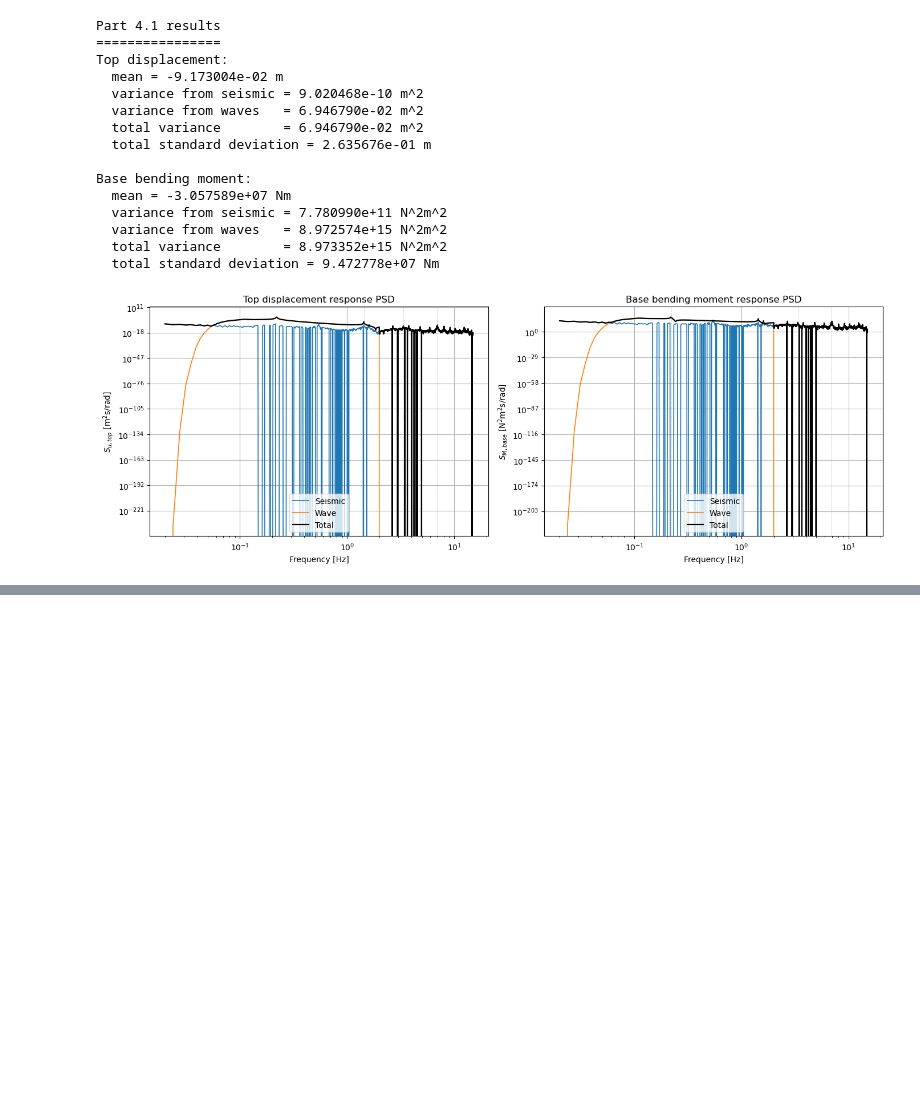
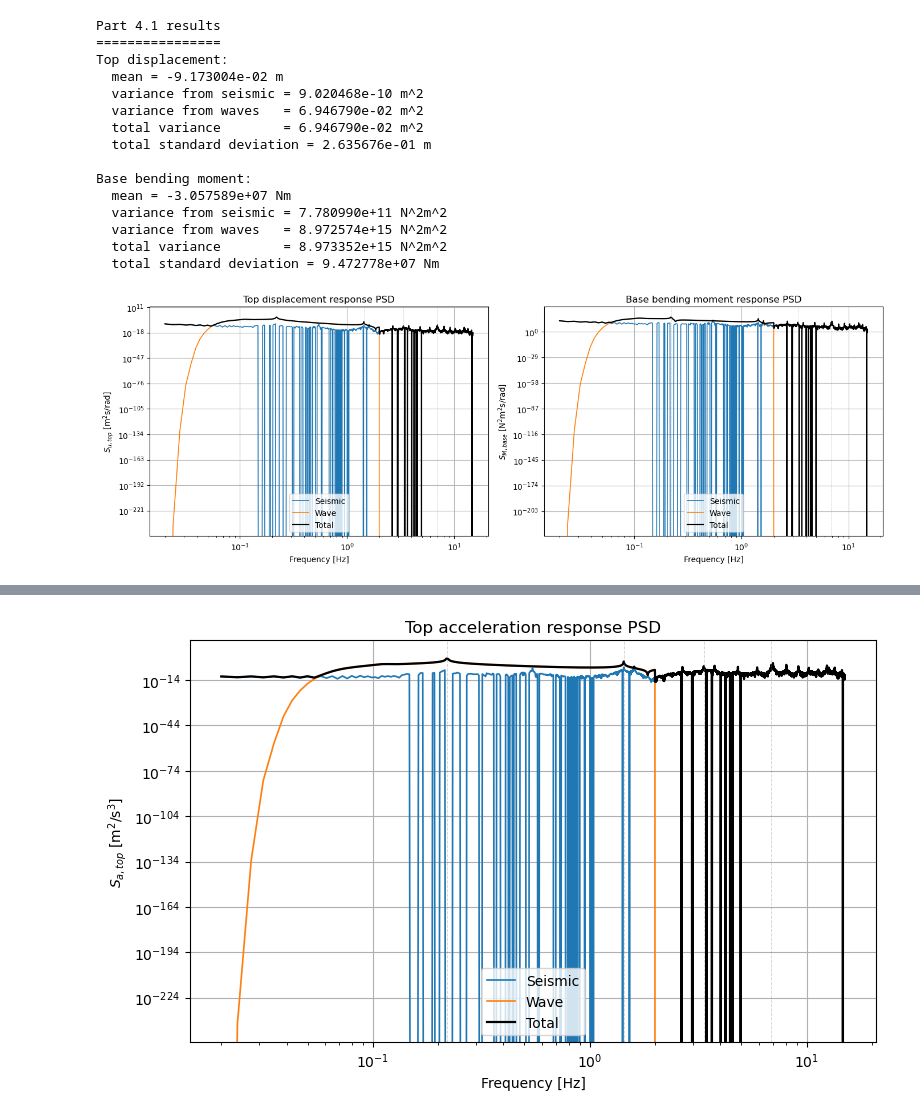
Before and after one commit to josems06-crypto/CIEM5220_Earthquakes, a Jupyter notebook: JM_part_4.ipynb, the cells around one changed output, grey strips where cells are left out. Cells and saved outputs as stored; diff of their text form; code cells hidden in the pictures; blank space fills up the shorter version.

Commit message:
4.2. not sure about the results

```diff
--- a/JM_part_4.ipynb
+++ b/JM_part_4.ipynb
@@ -730,0 +747,82 @@ plt.show()
+# %%
+from scipy.stats import norm
+
+sigma_y = 355e6  # Pa = N/m^2
+sigma_limit = 0.8 * sigma_y
+a_limit = 0.2 * 9.81  # m/s^2
+
+mean_base_stress = mean_base_moment / W_t1
+var_base_stress_seismic = var_moment_seismic / W_t1**2
+var_base_stress_wave = var_moment_wave / W_t1**2
+var_base_stress_total = var_moment_total / W_t1**2
+std_base_stress_total = np.sqrt(var_base_stress_total)
+
+S_a_top_seismic = omega_seismic**4 * S_u_top_seismic
+S_a_top_wave = omega_wave**4 * S_u_top_wave
+
+var_a_top_seismic = float(np.trapezoid(S_a_top_seismic, omega_seismic))
+var_a_top_wave = float(np.trapezoid(S_a_top_wave, omega_wave))
+var_a_top_total = var_a_top_seismic + var_a_top_wave
+std_a_top_total = float(np.sqrt(var_a_top_total))
+mean_a_top = 0.0
+
+prob_exceed_stress = float(
+    norm.sf(sigma_limit, loc=mean_base_stress, scale=std_base_stress_total)
+    + norm.cdf(-sigma_limit, loc=mean_base_stress, scale=std_base_stress_total)
+)
+prob_exceed_acc = float(
+    norm.sf(a_limit, loc=mean_a_top, scale=std_a_top_total)
+    + norm.cdf(-a_limit, loc=mean_a_top, scale=std_a_top_total)
+)
+
+part42_results = {
+    'base_stress': {
+        'mean': float(mean_base_stress),
+        'variance_total': float(var_base_stress_total),
+        'std_total': float(std_base_stress_total),
+        'threshold': float(sigma_limit),
+        'probability_abs_exceedance': prob_exceed_stress,
+    },
+    'top_acceleration': {
+        'mean': float(mean_a_top),
+        'variance_seismic': float(var_a_top_seismic),
+        'variance_wave': float(var_a_top_wave),
+        'variance_total': float(var_a_top_total),
+        'std_total': float(std_a_top_total),
+        'threshold': float(a_limit),
+        'probability_abs_exceedance': prob_exceed_acc,
+    },
+}
+
+print('Part 4.2 results')
+print('================')
+print('Base stress at the OWT base:')
+print(f'  mean = {mean_base_stress / 1e6:.6f} MPa')
+print(f'  total standard deviation = {std_base_stress_total / 1e6:.6f} MPa')
+print(f'  threshold = {sigma_limit / 1e6:.6f} MPa')
+print(f'  P(|sigma_base| > 0.8 sigma_y) = {prob_exceed_stress:.6e}')
+print()
+print('Top acceleration:')
+print(f'  mean = {mean_a_top:.6e} m/s^2')
+print(f'  variance from seismic = {var_a_top_seismic:.6e} (m/s^2)^2')
+print(f'  variance from waves   = {var_a_top_wave:.6e} (m/s^2)^2')
+print(f'  total standard deviation = {std_a_top_total:.6e} m/s^2')
+print(f'  threshold = {a_limit:.6e} m/s^2 = 0.2 g')
+print(f'  P(|a_top| > 0.2 g) = {prob_exceed_acc:.6e}')
+
+S_a_top_wave_on_seismic_grid = np.interp(omega_seismic, omega_wave, S_a_top_wave, left=0.0, right=0.0)
+S_a_top_total = S_a_top_seismic + S_a_top_wave_on_seismic_grid
+
+fig, ax = plt.subplots(figsize=(8, 5))
+ax.loglog(f_seismic, S_a_top_seismic, label='Seismic', lw=1.2)
+ax.loglog(f_seismic, S_a_top_wave_on_seismic_grid, label='Wave', lw=1.2)
+ax.loglog(f_seismic, S_a_top_total, label='Total', lw=1.6, color='black')
+ax.set_xlabel('Frequency [Hz]')
+ax.set_ylabel(r'$S_{a,top}$ [m$^2$/s$^3$]')
+ax.set_title('Top acceleration response PSD')
+ax.legend()
+for freq_i in f_n:
+    ax.axvline(freq_i, color='gray', lw=0.6, ls='--', alpha=0.35)
+plt.tight_layout()
+plt.show()
+# %% [output]
@@ -730,0 +844 @@ plt.show()
+[figure, added]
```
Also changed, not shown: parts of 2 cells of this notebook.
